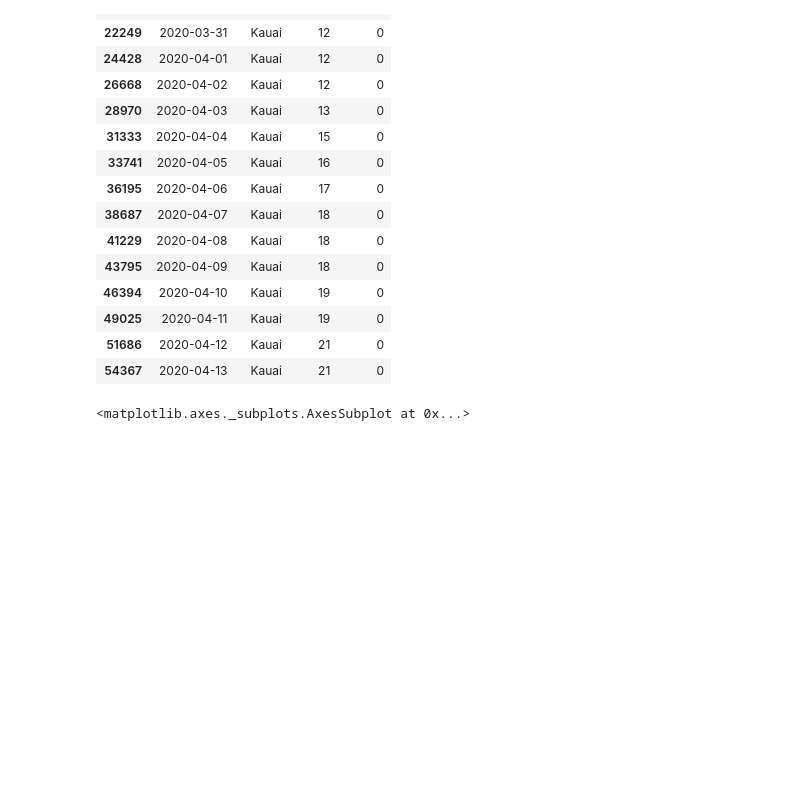
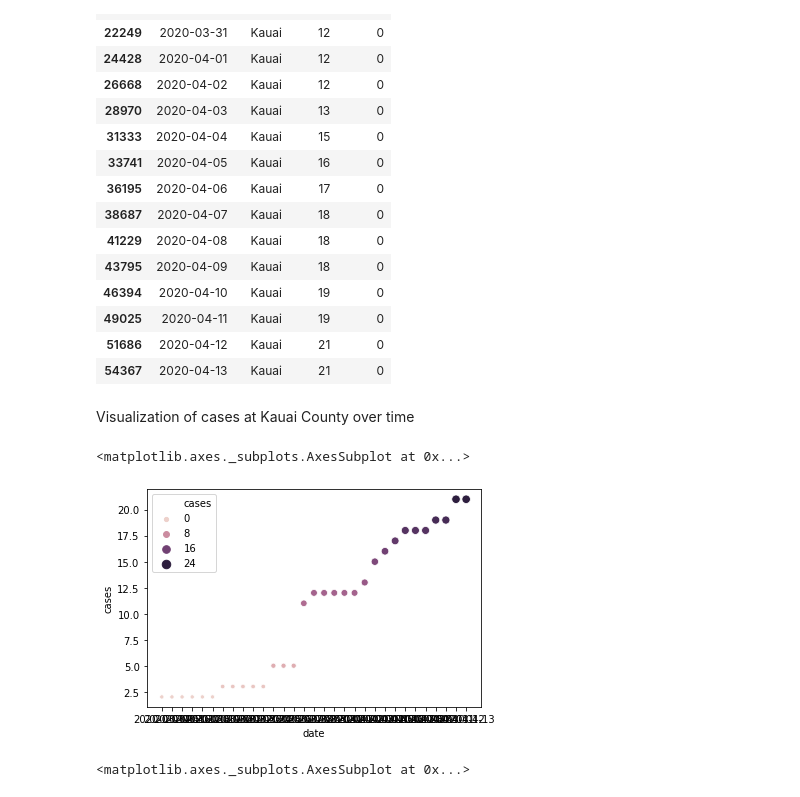
Before and after one commit to 5ft6/covid-19-Hawaii, a Jupyter notebook: Covid_19_Hawaii.ipynb, the cells around one changed output. Cells and saved outputs as stored; diff of their text form; code cells hidden in the pictures; blank space fills up the shorter version.

```diff
--- a/Covid_19_Hawaii.ipynb
+++ b/Covid_19_Hawaii.ipynb
@@ -350,3 +370,5 @@ Kauai_County_df.tail(15)
 | 49025 | 2020-04-11 | Kauai | 19 | 0 |
 | 51686 | 2020-04-12 | Kauai | 21 | 0 |
 | 54367 | 2020-04-13 | Kauai | 21 | 0 |
+# %% [markdown]
+Visualization of cases at Kauai County over time
@@ -353,3 +377,10 @@ Kauai_County_df.tail(15)
+# %%
+import seaborn as sns
+sns.scatterplot(x="date", y="cases",
+                hue="cases",size="cases", data=Kauai_County_df)
+# %% [output]
+<matplotlib.axes._subplots.AxesSubplot at 0x...>
+[figure, added]
 # %%
 import seaborn as sns
 sns.scatterplot(x="cases", y="deaths",
```
Also changed, not shown: parts of 6 cells of this notebook.
